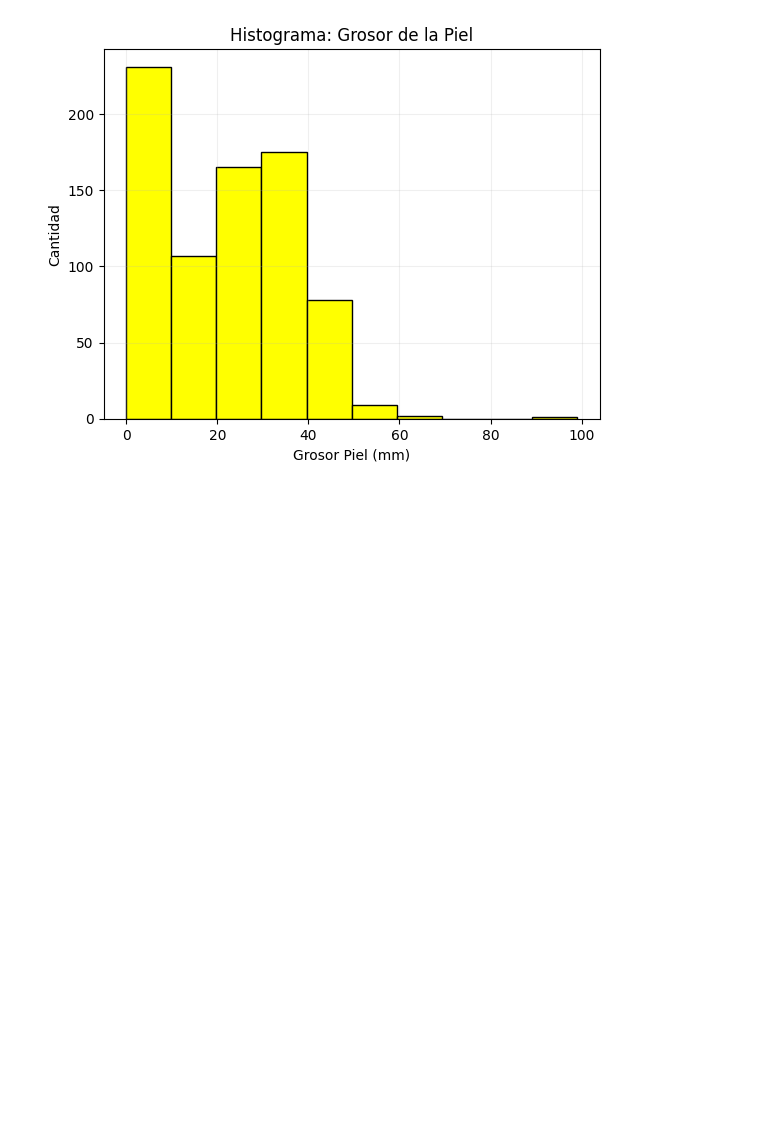
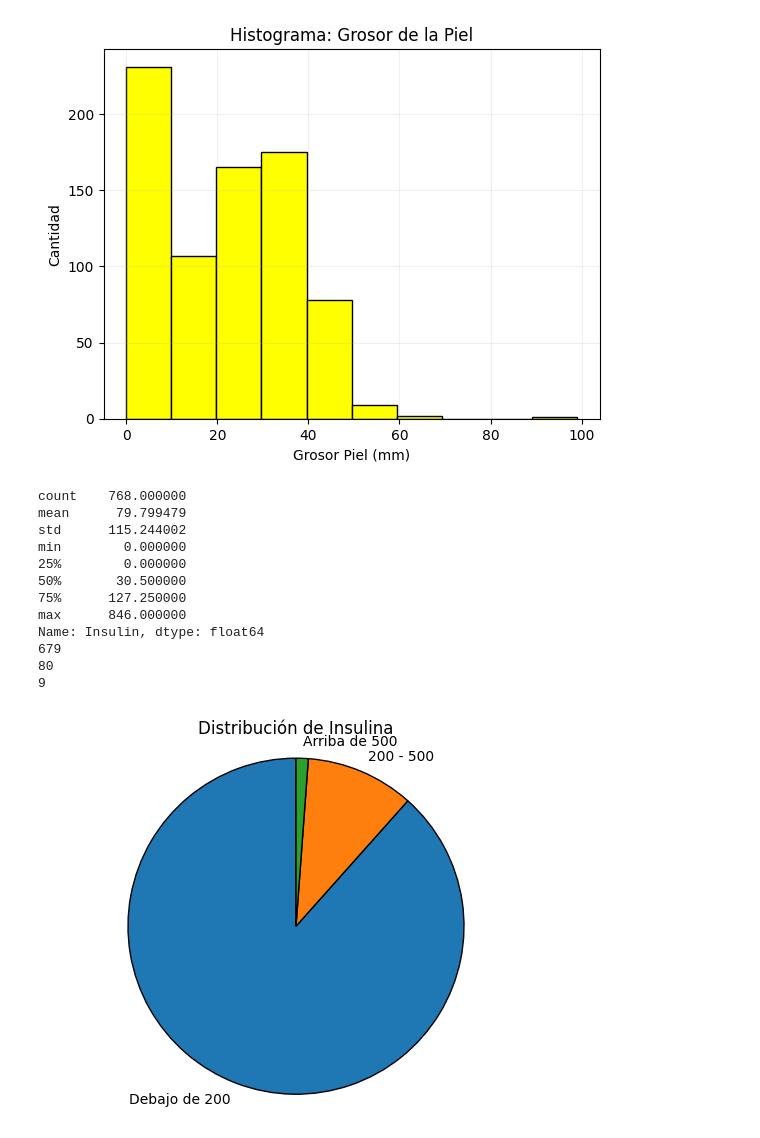
Before and after one commit to IlanNaM/laboratorio_A01412672, a Jupyter notebook: EstadisticaDescriptiva.ipynb, the cells around one changed output. Drawn from its saved outputs; the diff is of its cells as text; code cells hidden in the pictures; blank space fills up the shorter version.

```diff
--- a/EstadisticaDescriptiva.ipynb
+++ b/EstadisticaDescriptiva.ipynb
@@ -129,3 +199,43 @@ plt.title("Histograma: Grosor de la Piel")
 plt.grid(alpha=0.2); plt.show()
 # %% [output]
 [figure]
+# %%
+insulina = diabetes["Insulin"]
+insulina = insulina.dropna()
+print(insulina.describe())
+
+distribucion_ins = [
+    insulina[insulina < 200].count(),
+    insulina[(insulina >= 200) & (insulina < 500)].count(),
+    insulina[insulina >= 500].count()
+]
+
+for ins in distribucion_ins:
+    print(ins)
+
+labels = ["Debajo de 200", "200 - 500", "Arriba de 500"]
+
+fig, ax = plt.subplots()
+ax.pie(distribucion_ins,
+    labels=labels,
+    startangle=90,
+    wedgeprops={"edgecolor": "black"}
+)
+
+ax.axis("equal")
+plt.title("Distribución de Insulina")
+plt.show()
+# %% [output]
+count    768.000000
+mean      79.799479
+std      115.244002
+min        0.000000
+25%        0.000000
+50%       30.500000
+75%      127.250000
+max      846.000000
+Name: Insulin, dtype: float64
+679
+80
+9
+[figure, added]
```
Also changed, not shown: parts of 12 cells of this notebook.
